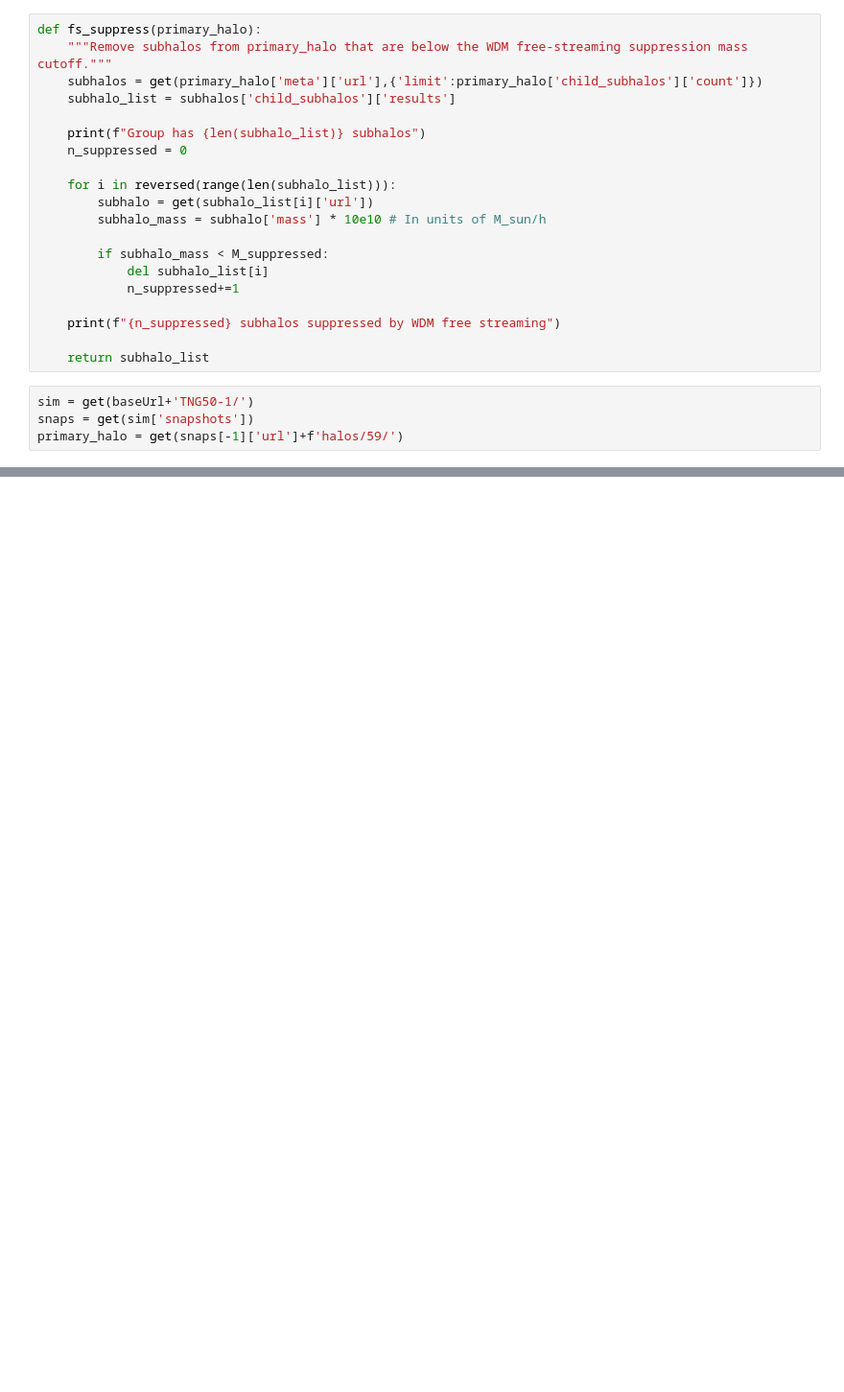
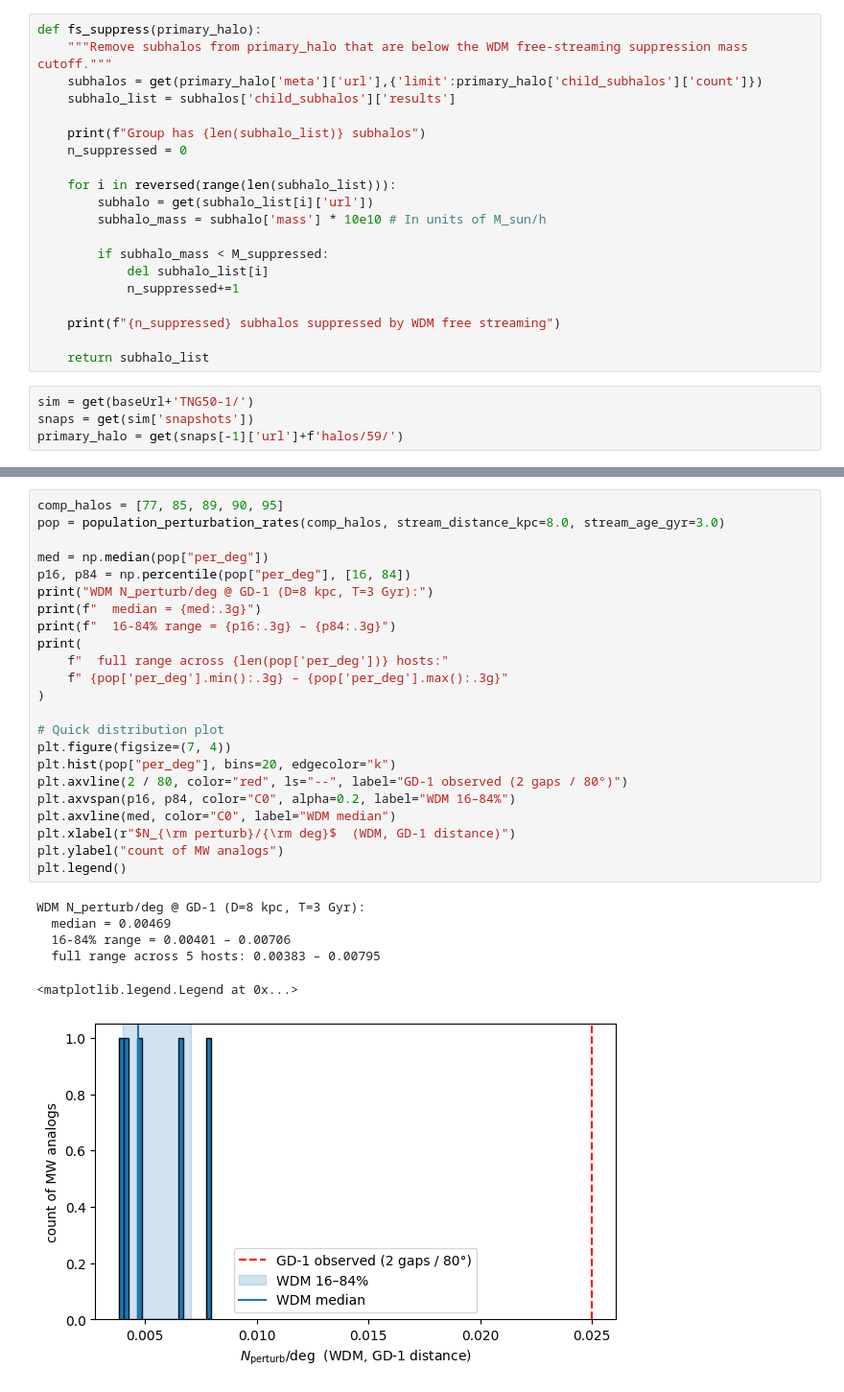
Before and after one commit to ravioli1369/ast5011-project, a Jupyter notebook: wdm_fs_suppress.ipynb, the cells around one changed output, grey strips where cells are left out. Shown at 96% size. Cells and saved outputs as stored; diff of their text form; blank space fills up the shorter version.

```diff
--- a/wdm_fs_suppress.ipynb
+++ b/wdm_fs_suppress.ipynb
@@ -104,0 +279,30 @@ Group has 1180 subhalos
+# %%
+comp_halos = [77, 85, 89, 90, 95]
+pop = population_perturbation_rates(comp_halos, stream_distance_kpc=8.0, stream_age_gyr=3.0)
+
+med = np.median(pop["per_deg"])
+p16, p84 = np.percentile(pop["per_deg"], [16, 84])
+print("WDM N_perturb/deg @ GD-1 (D=8 kpc, T=3 Gyr):")
+print(f"  median = {med:.3g}")
+print(f"  16-84% range = {p16:.3g} – {p84:.3g}")
+print(
+    f"  full range across {len(pop['per_deg'])} hosts:"
+    f" {pop['per_deg'].min():.3g} – {pop['per_deg'].max():.3g}"
+)
+
+# Quick distribution plot
+plt.figure(figsize=(7, 4))
+plt.hist(pop["per_deg"], bins=20, edgecolor="k")
+plt.axvline(2 / 80, color="red", ls="--", label="GD-1 observed (2 gaps / 80°)")
+plt.axvspan(p16, p84, color="C0", alpha=0.2, label="WDM 16–84%")
+plt.axvline(med, color="C0", label="WDM median")
+plt.xlabel(r"$N_{\rm perturb}/{\rm deg}$  (WDM, GD-1 distance)")
+plt.ylabel("count of MW analogs")
+plt.legend()
+# %% [output]
+WDM N_perturb/deg @ GD-1 (D=8 kpc, T=3 Gyr):
+  median = 0.00469
+  16-84% range = 0.00401 – 0.00706
+  full range across 5 hosts: 0.00383 – 0.00795
+<matplotlib.legend.Legend at 0x...>
+[figure, added]
```
Also changed, not shown: parts of 6 cells of this notebook, 5 other files.
